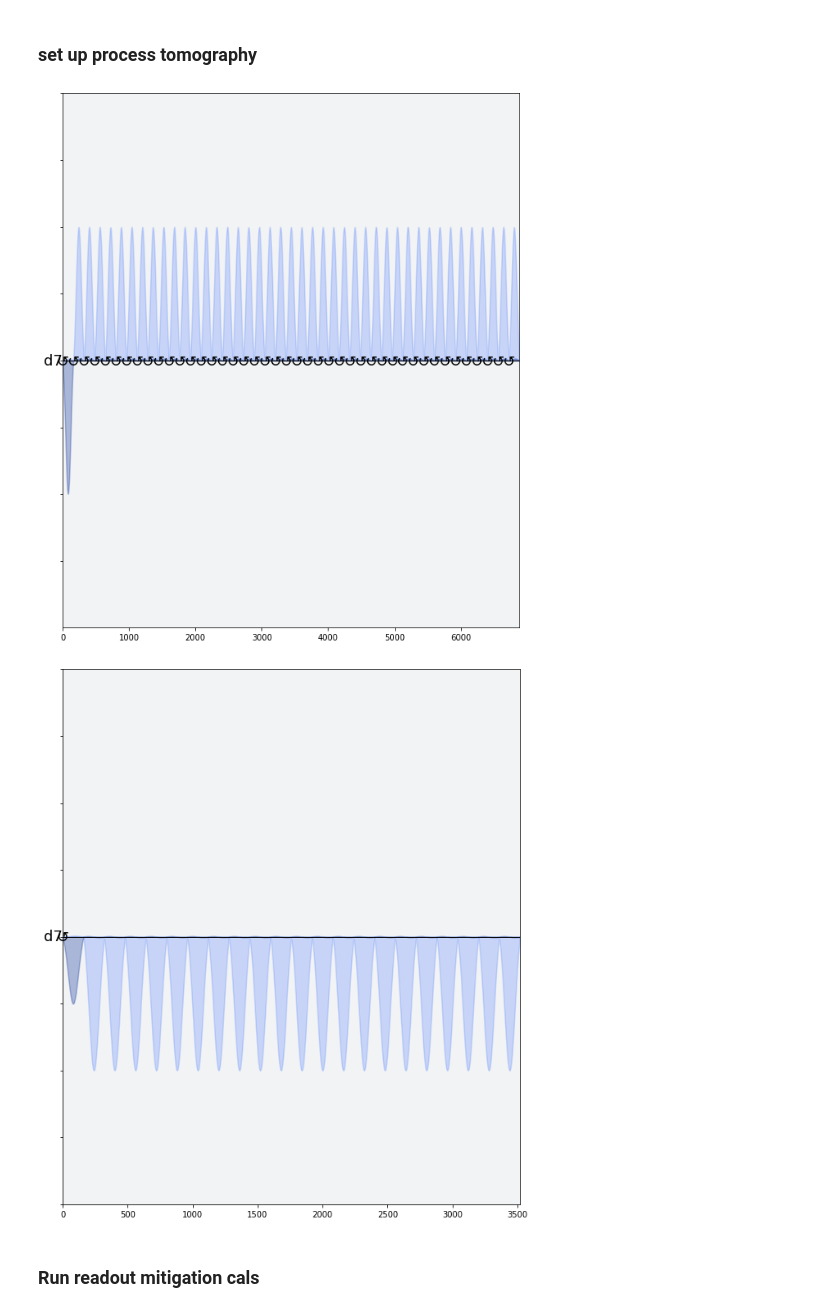
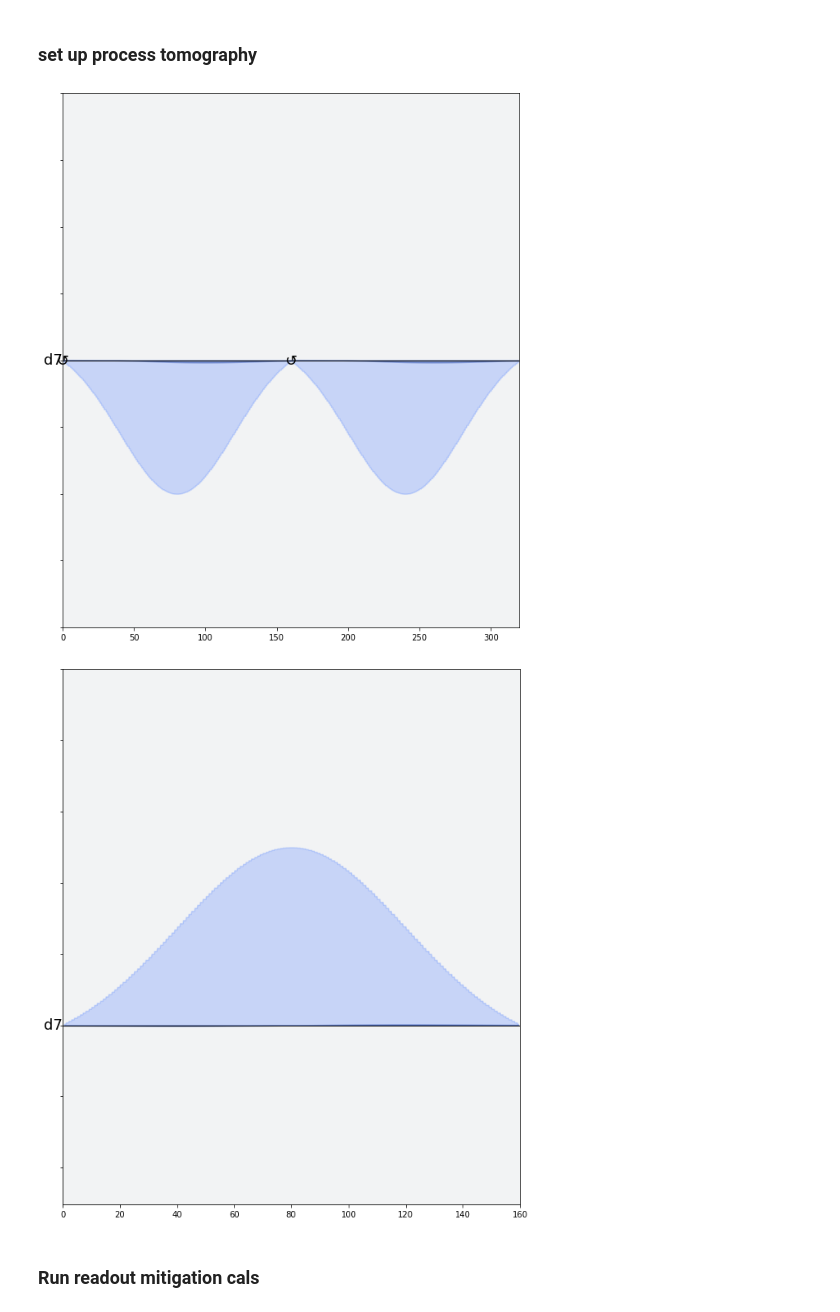
Before and after one commit to singular-value/optimizations_via_openpulse, a Jupyter notebook: PulseCompiler.ipynb, the cells around one changed output. Cells and saved outputs as stored; diff of their text form; code cells hidden in the pictures.

```diff
--- a/PulseCompiler.ipynb
+++ b/PulseCompiler.ipynb
@@ -65,6 +65,6 @@ sort_qubits_by_t1()
 # %%
 qubit = sort_qubits_by_t1()[0]  # which qubit to study
-reps = 21                       # how many repetitions of the x gate
+reps = [1, 3, 5, 7, 9, 11, 13, 15, 17, 19, 21]  # how many repetitions of the x gate
 shots = 1000
 # %% [markdown]
 ### set up process tomography
@@ -94,13 +94,21 @@ def qpt_circuits_and_schedules(schedule):
     qpt_schedules = [schedule_circuit(circ, schedule_config) for circ in qpt_circuits]
 
     return qpt_circuits, qpt_schedules
+# %%
+circuits_std = []
+schedules_std = []
+circuits_opt = []
+schedules_opt = []
 # %%
 # Standard X gate (U3(pi, 0, pi))
-schedule_std = q.pulse.Schedule()
-x_sched = cmd_def.get('u3', qubits=[qubit], P0=np.pi, P1=0, P2=np.pi)
-for _ in range(reps):
-    schedule_std |= x_sched << schedule_std.duration
+for rep in reps:
+    schedule_std = q.pulse.Schedule()
+    x_sched = cmd_def.get('u3', qubits=[qubit], P0=np.pi, P1=0, P2=np.pi)
+    for _ in range(rep):
+        schedule_std |= x_sched << schedule_std.duration
 
-qpt_circuits_std, qpt_schedules_std = qpt_circuits_and_schedules(schedule_std)
+    qpt_circuits_std, qpt_schedules_std = qpt_circuits_and_schedules(schedule_std)
+    circuits_std.append(qpt_circuits_std)
+    schedules_std.append(qpt_schedules_std)
 # %%
 # Direct X gate
@@ -115,12 +128,12 @@ for rep in range()
 # %%
 # sanity check schedules
-qpt_schedules_std[8].draw(channels=[config.drive(qubit)], table=False)
+schedules_std[0][2].draw(channels=[config.drive(qubit)], table=False)
 # %% [output]
-[figure, old version]
+[figure, new version]
 # %%
-qpt_schedules_opt[8].draw(channels=[config.drive(qubit)], table=False)
+schedules_opt[0][2].draw(channels=[config.drive(qubit)], table=False)
 # %% [output]
-[figure, old version]
+[figure, new version]
 # %% [markdown]
 ### Run readout mitigation cals
 # %%
```
Also changed, not shown: parts of 12 cells of this notebook, 1 other file.
